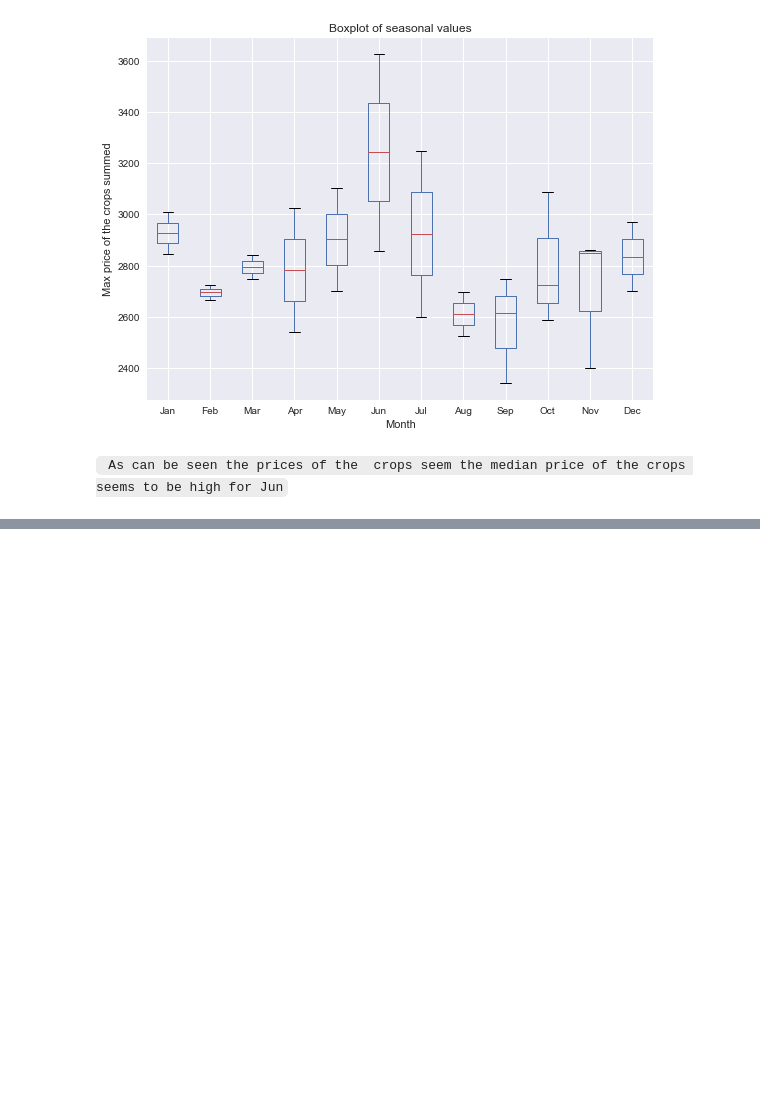
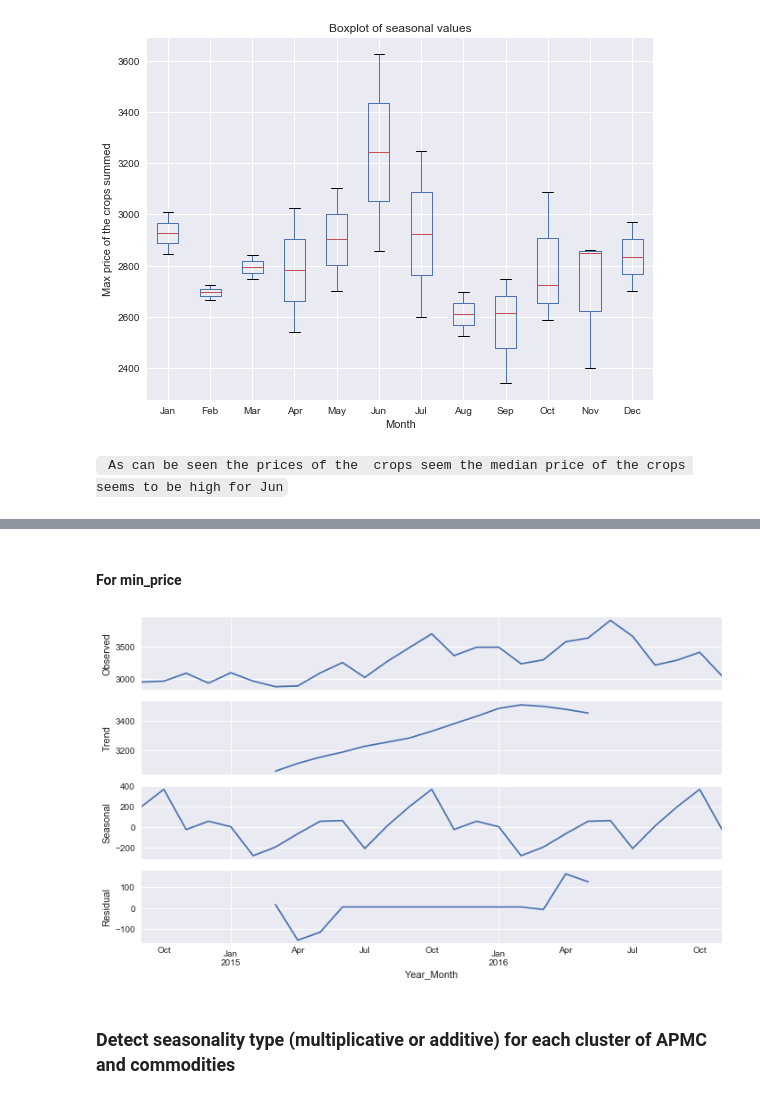
Before and after one commit to sirius0503/Trends_In_APMC, a Jupyter notebook: apmc_trends.ipynb, the cells around one changed output, grey strips where cells are left out. Saved outputs shown, nothing was run; the diff lists cells and outputs as text; code cells hidden in the pictures; blank space fills up the shorter version.

```diff
--- a/apmc_trends.ipynb
+++ b/apmc_trends.ipynb
@@ -575,0 +594,9 @@ df3_piv #My pivot table
+# %% [markdown]
+#### For min_price
+# %%
+res = sm.tsa.seasonal_decompose(df3['modal_price'])
+resplot = res.plot()
+# %% [output]
+[figure, added]
+# %% [markdown]
+### Detect seasonality type (multiplicative or additive) for each cluster of APMC and commodities
```
Also changed, not shown: parts of 9 cells of this notebook.
